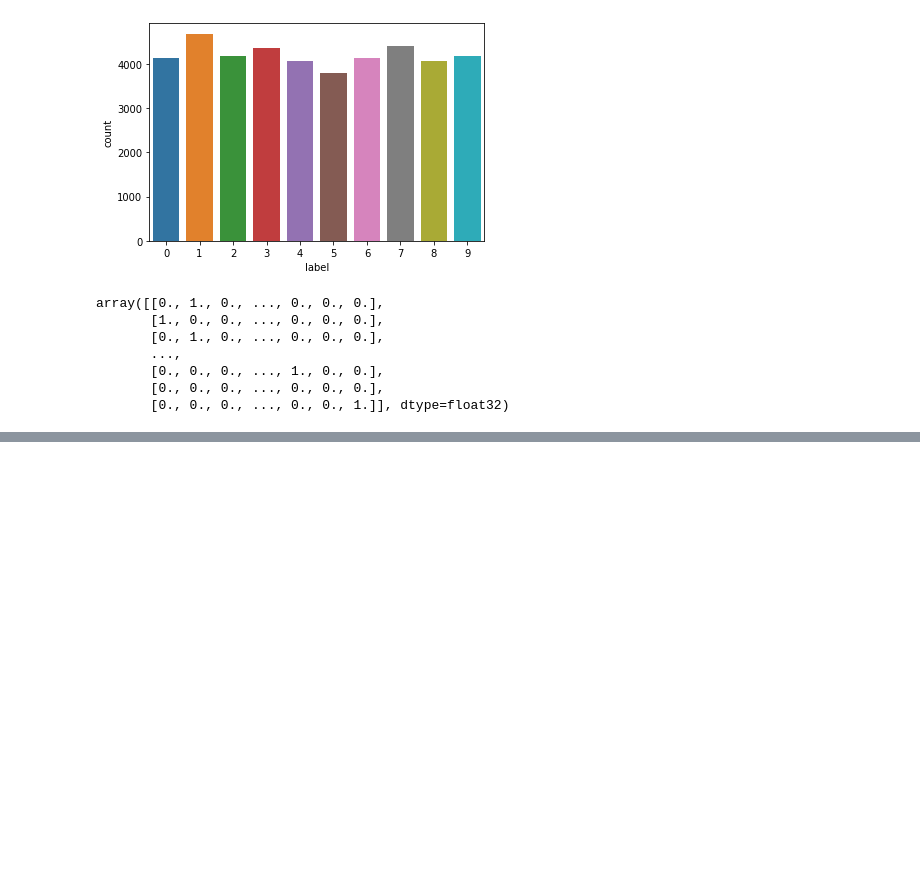
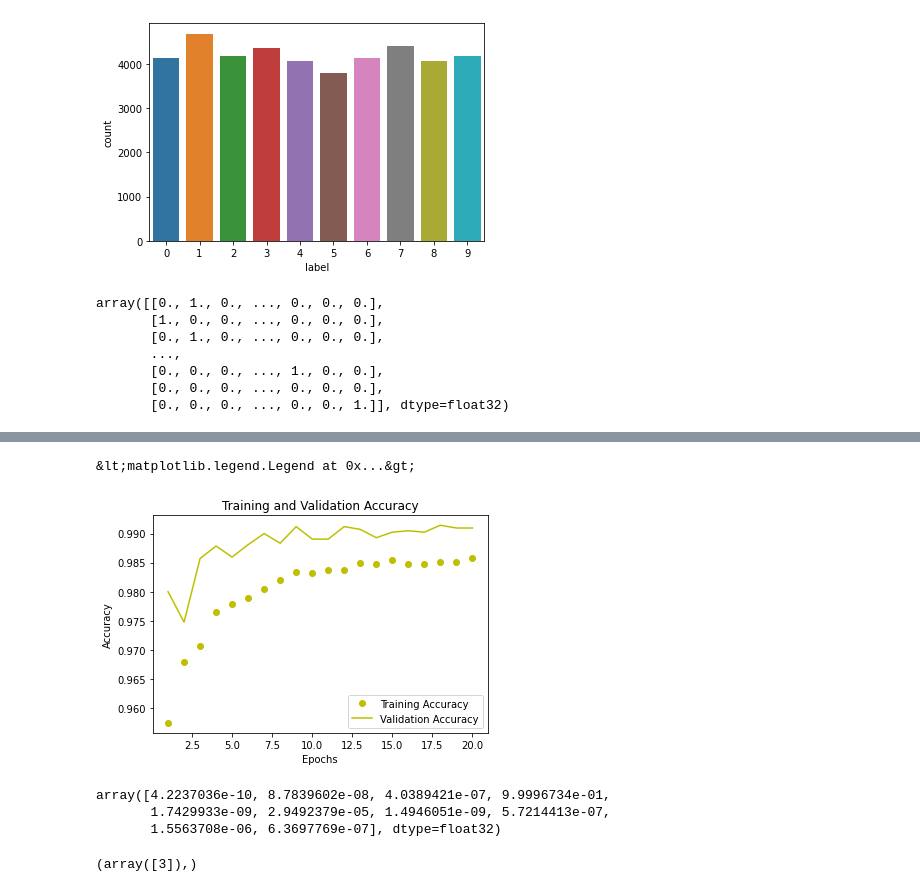
Before and after one commit to PrajwalShenoy/SudokuSolver, a Jupyter notebook: SudokuSolver/digit_recogniser.ipynb, the cells around one changed output, grey strips where cells are left out. Cells and saved outputs as stored; diff of their text form; code cells hidden in the pictures; blank space fills up the shorter version.

```diff
--- a/SudokuSolver/digit_recogniser.ipynb
+++ b/SudokuSolver/digit_recogniser.ipynb
@@ -131,0 +171,10 @@ history = model.fit(x_train, y_train, epochs = 20, batch_size = 128)
+# %%
+plt.plot(epochs, acc, 'yo', label = 'Training Accuracy')
+plt.plot(epochs, val_acc, 'y', label = 'Validation Accuracy')
+plt.xlabel('Epochs')
+plt.ylabel('Accuracy')
+plt.title('Training and Validation Accuracy')
+plt.legend()
+# %% [output]
+&lt;matplotlib.legend.Legend at 0x...&gt;
+[figure, added]
@@ -131,0 +185,10 @@ history = model.fit(x_train, y_train, epochs = 20, batch_size = 128)
+# %%
+results[image]
+# %% [output]
+array([4.2237036e-10, 8.7839602e-08, 4.0389421e-07, 9.9996734e-01,
+       1.7429933e-09, 2.9492379e-05, 1.4946051e-09, 5.7214413e-07,
+       1.5563708e-06, 6.3697769e-07], dtype=float32)
+# %%
+numpy.where(results[image] == results[image].max())
+# %% [output]
+(array([3]),)
```
Also changed, not shown: parts of 12 cells of this notebook.
